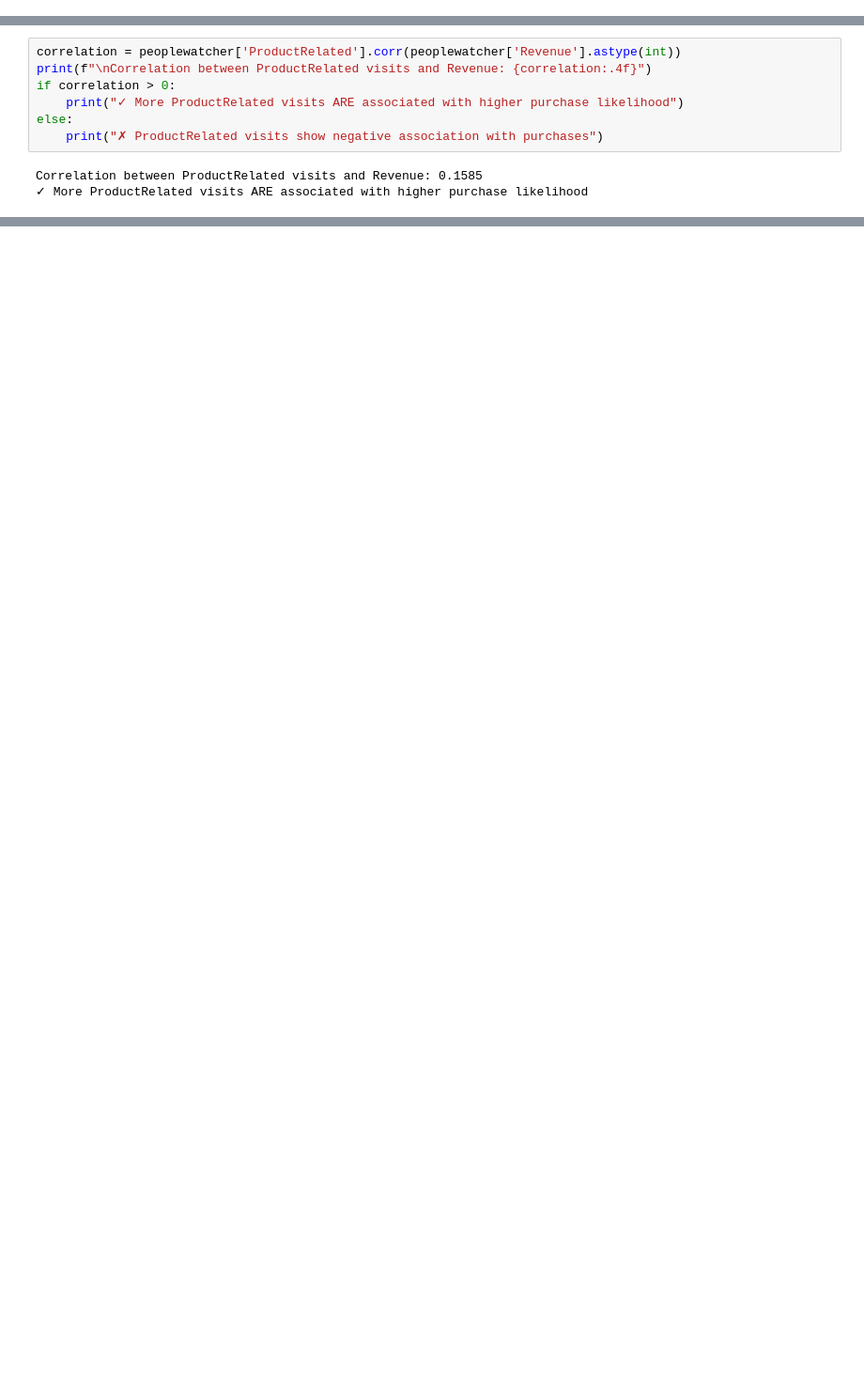
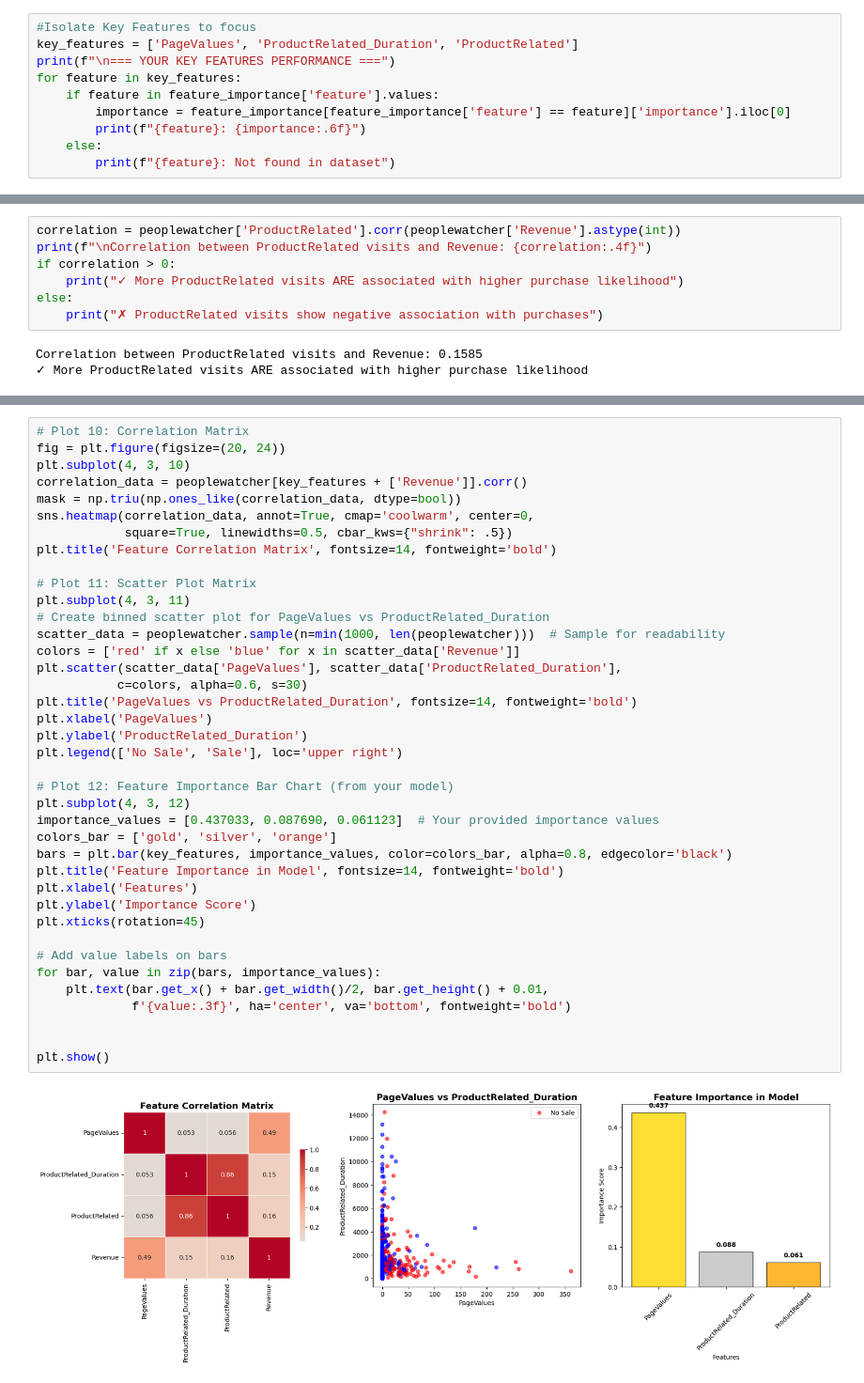
Before and after one commit to eliu14/project4_bootcamp, a Jupyter notebook: RandomForest_Analysis.ipynb, the cells around one changed output, grey strips where cells are left out. Shown at 94% size. Drawn from its saved outputs; the diff is of its cells as text; blank space fills up the shorter version.

```diff
--- a/RandomForest_Analysis.ipynb
+++ b/RandomForest_Analysis.ipynb
@@ -27,0 +180,10 @@ peoplewatcher
+# %%
+#Isolate Key Features to focus
+key_features = ['PageValues', 'ProductRelated_Duration', 'ProductRelated']
+print(f"\n=== YOUR KEY FEATURES PERFORMANCE ===")
+for feature in key_features:
+    if feature in feature_importance['feature'].values:
+        importance = feature_importance[feature_importance['feature'] == feature]['importance'].iloc[0]
+        print(f"{feature}: {importance:.6f}")
+    else:
+        print(f"{feature}: Not found in dataset")
@@ -706,0 +745,41 @@ weighted avg       0.90      0.90      0.90      2466
+# %%
+# Plot 10: Correlation Matrix
+fig = plt.figure(figsize=(20, 24))
+plt.subplot(4, 3, 10)
+correlation_data = peoplewatcher[key_features + ['Revenue']].corr()
+mask = np.triu(np.ones_like(correlation_data, dtype=bool))
+sns.heatmap(correlation_data, annot=True, cmap='coolwarm', center=0,
+            square=True, linewidths=0.5, cbar_kws={"shrink": .5})
+plt.title('Feature Correlation Matrix', fontsize=14, fontweight='bold')
+
+# Plot 11: Scatter Plot Matrix
+plt.subplot(4, 3, 11)
+# Create binned scatter plot for PageValues vs ProductRelated_Duration
+scatter_data = peoplewatcher.sample(n=min(1000, len(peoplewatcher)))  # Sample for readability
+colors = ['red' if x else 'blue' for x in scatter_data['Revenue']]
+plt.scatter(scatter_data['PageValues'], scatter_data['ProductRelated_Duration'],
+           c=colors, alpha=0.6, s=30)
+plt.title('PageValues vs ProductRelated_Duration', fontsize=14, fontweight='bold')
+plt.xlabel('PageValues')
+plt.ylabel('ProductRelated_Duration')
+plt.legend(['No Sale', 'Sale'], loc='upper right')
+
+# Plot 12: Feature Importance Bar Chart (from your model)
+plt.subplot(4, 3, 12)
+importance_values = [0.437033, 0.087690, 0.061123]  # Your provided importance values
+colors_bar = ['gold', 'silver', 'orange']
+bars = plt.bar(key_features, importance_values, color=colors_bar, alpha=0.8, edgecolor='black')
+plt.title('Feature Importance in Model', fontsize=14, fontweight='bold')
+plt.xlabel('Features')
+plt.ylabel('Importance Score')
+plt.xticks(rotation=45)
+
+# Add value labels on bars
+for bar, value in zip(bars, importance_values):
+    plt.text(bar.get_x() + bar.get_width()/2, bar.get_height() + 0.01,
+             f'{value:.3f}', ha='center', va='bottom', fontweight='bold')
+
+
+plt.show()
+# %% [output]
+[figure, added]
```
Also changed, not shown: parts of 71 cells of this notebook, 1 other file.
